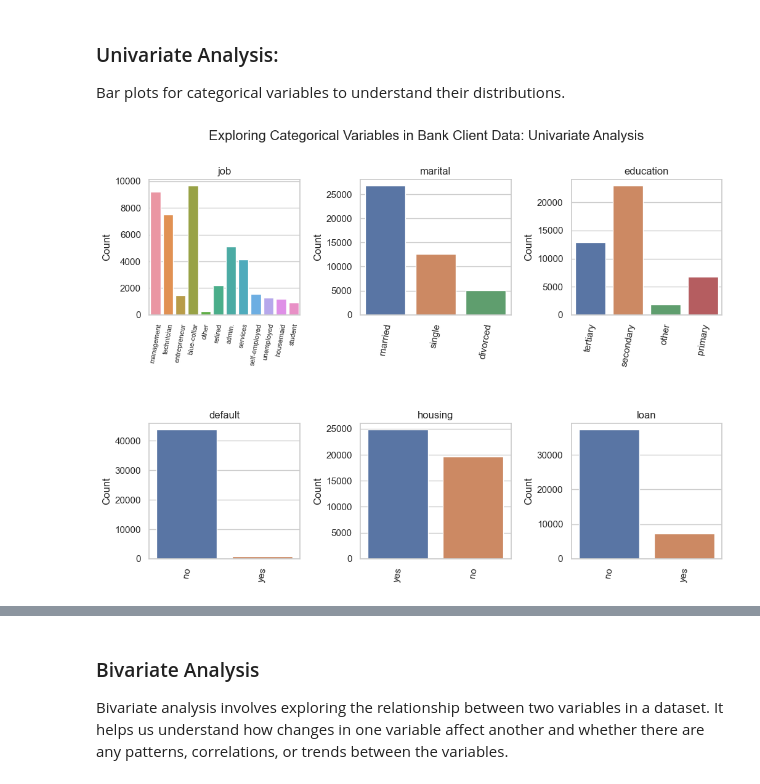
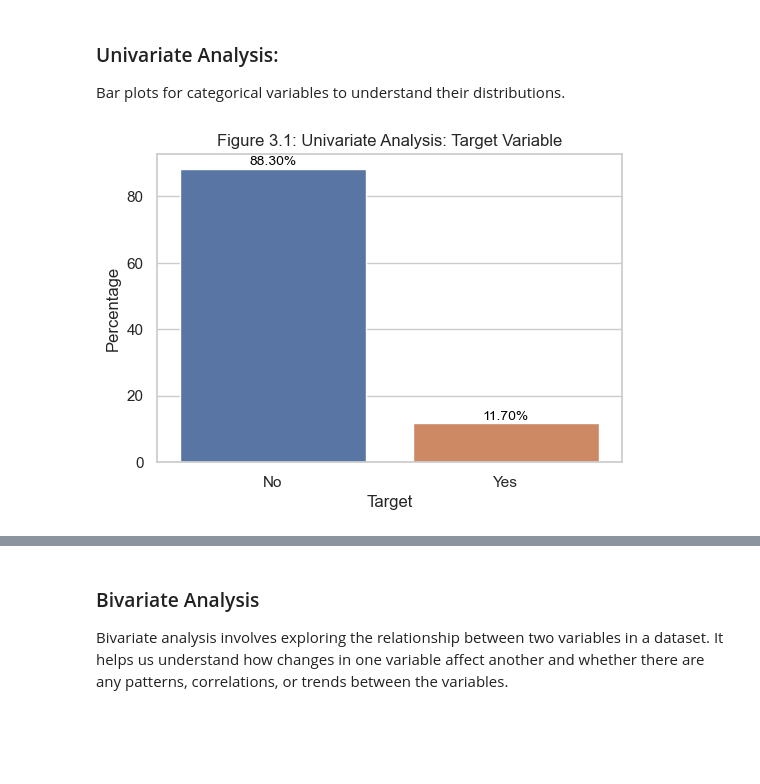
Before and after one commit to gulnar77/Capstone-Predictive-Insights-from-Portuguese-Bank-Marketing-Data, a Jupyter notebook: EDA.ipynb, the cells around one changed output, grey strips where cells are left out. Drawn from its saved outputs; the diff is of its cells as text; code cells hidden in the pictures; blank space fills up the shorter version.

```diff
--- a/EDA.ipynb
+++ b/EDA.ipynb
@@ -83,39 +101,27 @@ memory usage: 6.1+ MB
 
 Bar plots for categorical variables to understand their distributions.
 # %%
-# Create a figure with multiple subplots
-fig, axes = plt.subplots(nrows=2, ncols=3, figsize=(12, 8))
+import matplotlib.pyplot as plt
+import seaborn as sns
 
-# Categorical columns to plot
-categorical_columns = ['job', 'marital', 'education', 'default', 'housing', 'loan']
+# Set the style for the plots
+sns.set(style="whitegrid")
 
-# Plot bar plots for each categorical column
-for i, column in enumerate(categorical_columns):
-    row = i // 3
-    col = i % 3
-    ax = axes[row, col]
+# Calculate the percentage of subscribers ('yes') in the 'target' variable
+target_percentages = data_bank['target'].value_counts(normalize=True) * 100
 
-    sns.countplot(data=data_bank, x=column, ax=ax)
-    ax.set_title(column)
-    ax.set_xlabel('')
-    ax.set_ylabel('Count')
-    ax.tick_params(axis='x', rotation=80)
-
-    # Rotate x-axis labels for 'job' column
-    if column == 'job':
-        ax.tick_params(axis='x', rotation=80)
-        ax.tick_params(axis='x', labelsize=8)  # Adjust font size
-
-# Add general title to the entire set of subplots
-plt.suptitle('Exploring Categorical Variables in Bank Client Data: Univariate Analysis', fontsize=16)
-
-# Adjust spacing between subplots
-plt.subplots_adjust(wspace=0.4, hspace=0.8)
-
-# Save the plot as a PNG file
-plt.savefig('categorical_plots.png', dpi=300, bbox_inches='tight')
-
-# Show the plots
+# Create a bar plot for the 'target' variable with percentage labels
+plt.figure(figsize=(6, 4))
+ax = sns.barplot(x=target_percentages.index, y=target_percentages.values)
+plt.title("Figure 3.1: Univariate Analysis: Target Variable")
+plt.xlabel("Target")
+plt.ylabel("Percentage")
+plt.xticks([0, 1], ['No', 'Yes'])  # Customize x-axis tick labels
+for p in ax.patches:
+    ax.annotate(f'{p.get_height():.2f}%', (p.get_x() + p.get_width() / 2., p.get_height()),
+                ha='center', va='center', fontsize=10, color='black', xytext=(0, 5),
+                textcoords='offset points')
+plt.savefig('target_univariate_percentage.png', bbox_inches='tight')  # Save the plot as PNG
 plt.show()
 # %% [output]
-[figure, old version]
+[figure, new version]
```
Also changed, not shown: parts of 66 cells of this notebook.
